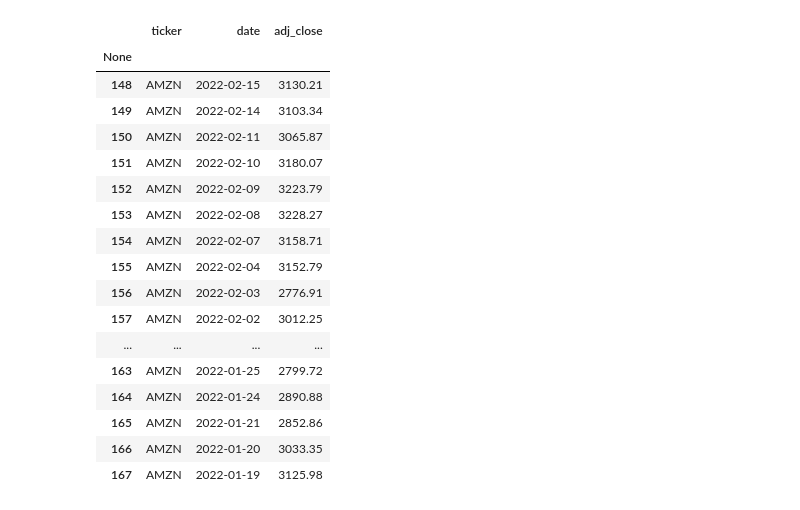
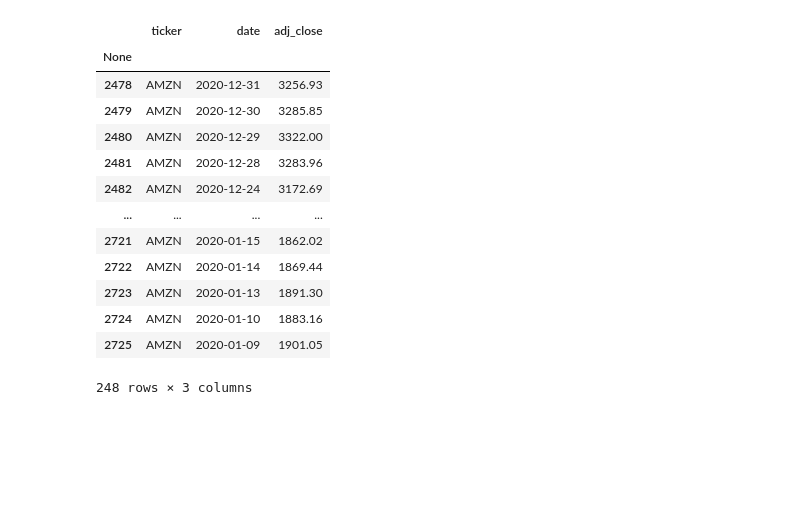
Before and after one commit to sampiaz/finmath_project, a Jupyter notebook: Final_Code.ipynb, the cells around one changed output. Cells and saved outputs as stored; diff of their text form; code cells hidden in the pictures; blank space fills up the shorter version.

```diff
--- a/Final_Code.ipynb
+++ b/Final_Code.ipynb
@@ -24,21 +149,17 @@ plt.show()
-# %%
-df.head(20)
-# %% [output]
-|  | ticker | date | adj_close |
-| None |  |  |  |
-| 148 | AMZN | 2022-02-15 | 3130.21 |
-| 149 | AMZN | 2022-02-14 | 3103.34 |
-| 150 | AMZN | 2022-02-11 | 3065.87 |
-| 151 | AMZN | 2022-02-10 | 3180.07 |
-| 152 | AMZN | 2022-02-09 | 3223.79 |
-| 153 | AMZN | 2022-02-08 | 3228.27 |
-| 154 | AMZN | 2022-02-07 | 3158.71 |
-| 155 | AMZN | 2022-02-04 | 3152.79 |
-| 156 | AMZN | 2022-02-03 | 2776.91 |
-| 157 | AMZN | 2022-02-02 | 3012.25 |
-| ... | ... | ... | ... |
-| 163 | AMZN | 2022-01-25 | 2799.72 |
-| 164 | AMZN | 2022-01-24 | 2890.88 |
-| 165 | AMZN | 2022-01-21 | 2852.86 |
-| 166 | AMZN | 2022-01-20 | 3033.35 |
-| 167 | AMZN | 2022-01-19 | 3125.98 |
+# %%
+df[df['date'] > '2020-01-08']
+# %% [output]
+|  | ticker | date | adj_close |
+| None |  |  |  |
+| 2478 | AMZN | 2020-12-31 | 3256.93 |
+| 2479 | AMZN | 2020-12-30 | 3285.85 |
+| 2480 | AMZN | 2020-12-29 | 3322.00 |
+| 2481 | AMZN | 2020-12-28 | 3283.96 |
+| 2482 | AMZN | 2020-12-24 | 3172.69 |
+| ... | ... | ... | ... |
+| 2721 | AMZN | 2020-01-15 | 1862.02 |
+| 2722 | AMZN | 2020-01-14 | 1869.44 |
+| 2723 | AMZN | 2020-01-13 | 1891.30 |
+| 2724 | AMZN | 2020-01-10 | 1883.16 |
+| 2725 | AMZN | 2020-01-09 | 1901.05 |
+248 rows × 3 columns
```
Also changed, not shown: parts of 23 cells of this notebook, 2 other files.
